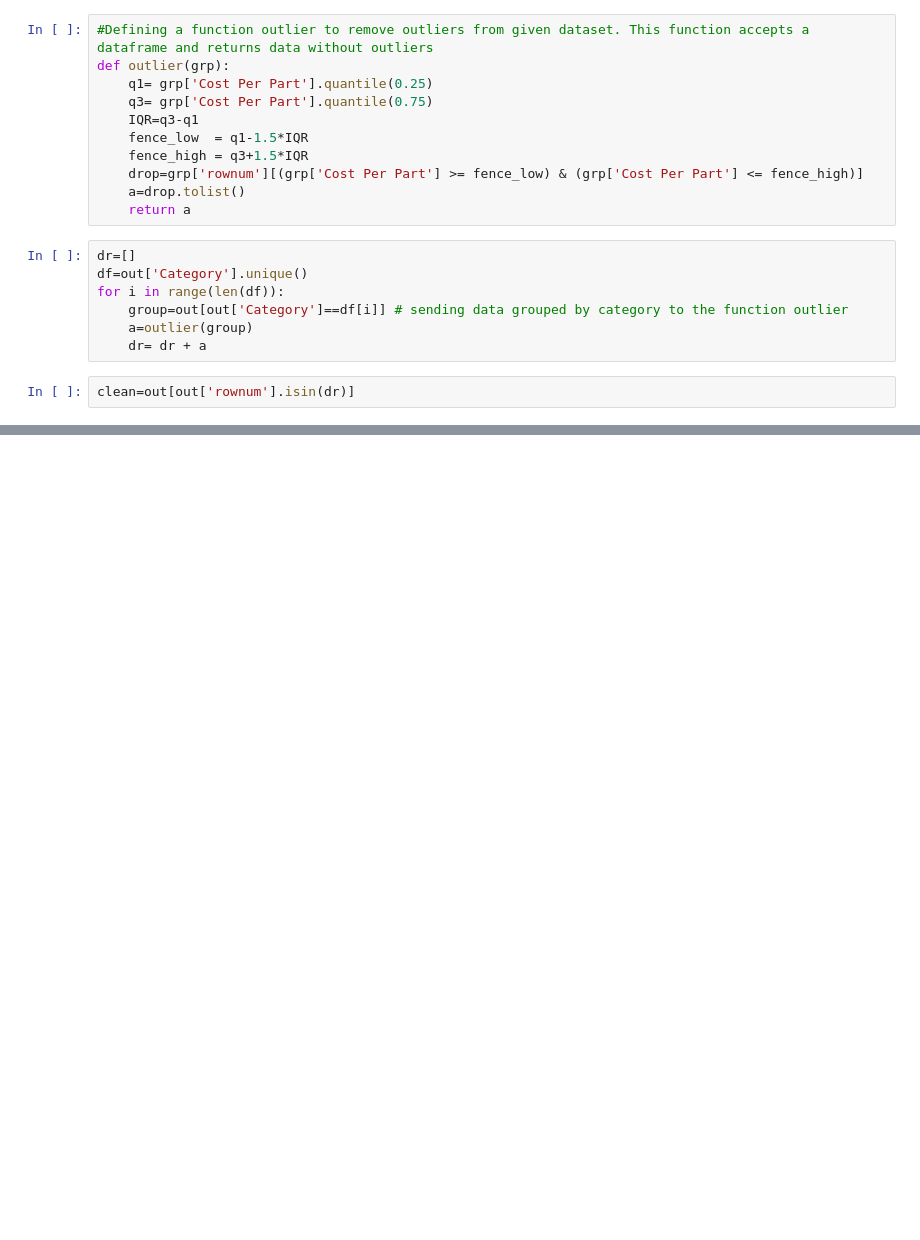
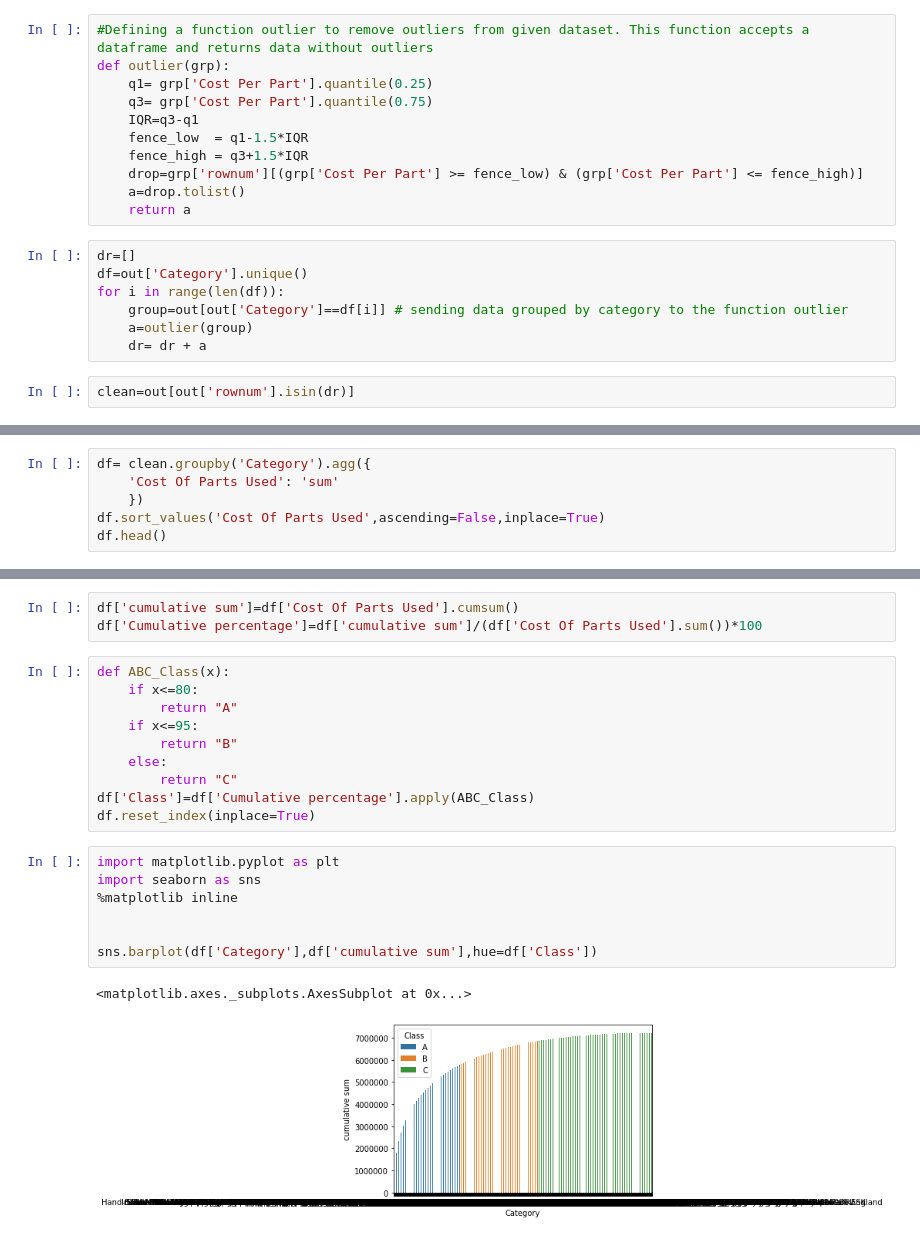
Before and after one commit to ashutoshb418/ABC_Inventory_Analysis, a Jupyter notebook: Outliers.ipynb, the cells around one changed output, grey strips where cells are left out. Cells and saved outputs as stored; diff of their text form; blank space fills up the shorter version.

```diff
--- a/Outliers.ipynb
+++ b/Outliers.ipynb
@@ -94,0 +101,6 @@ clean.to_csv("clean_CREDR.csv")
+# %%
+df= clean.groupby('Category').agg({
+    'Cost Of Parts Used': 'sum'
+    })
+df.sort_values('Cost Of Parts Used',ascending=False,inplace=True)
+df.head()
@@ -94,0 +115,23 @@ clean.to_csv("clean_CREDR.csv")
+# %%
+df['cumulative sum']=df['Cost Of Parts Used'].cumsum()
+df['Cumulative percentage']=df['cumulative sum']/(df['Cost Of Parts Used'].sum())*100
+# %%
+def ABC_Class(x):
+    if x<=80:
+        return "A"
+    if x<=95:
+        return "B"
+    else:
+        return "C"
+df['Class']=df['Cumulative percentage'].apply(ABC_Class)
+df.reset_index(inplace=True)
+# %%
+import matplotlib.pyplot as plt
+import seaborn as sns
+%matplotlib inline
+
+
+sns.barplot(df['Category'],df['cumulative sum'],hue=df['Class'])
+# %% [output]
+<matplotlib.axes._subplots.AxesSubplot at 0x...>
+[figure, added]
```
Also changed, not shown: parts of 6 cells of this notebook.
